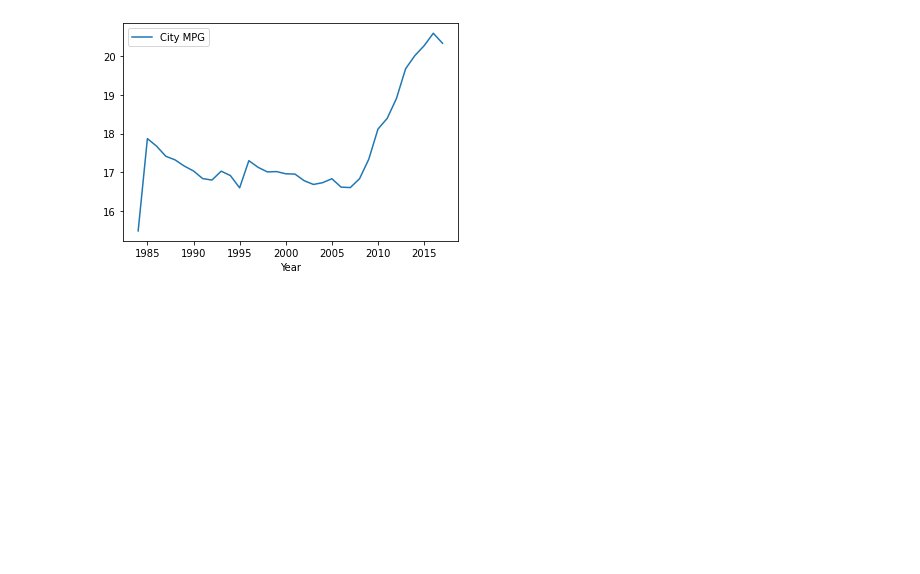
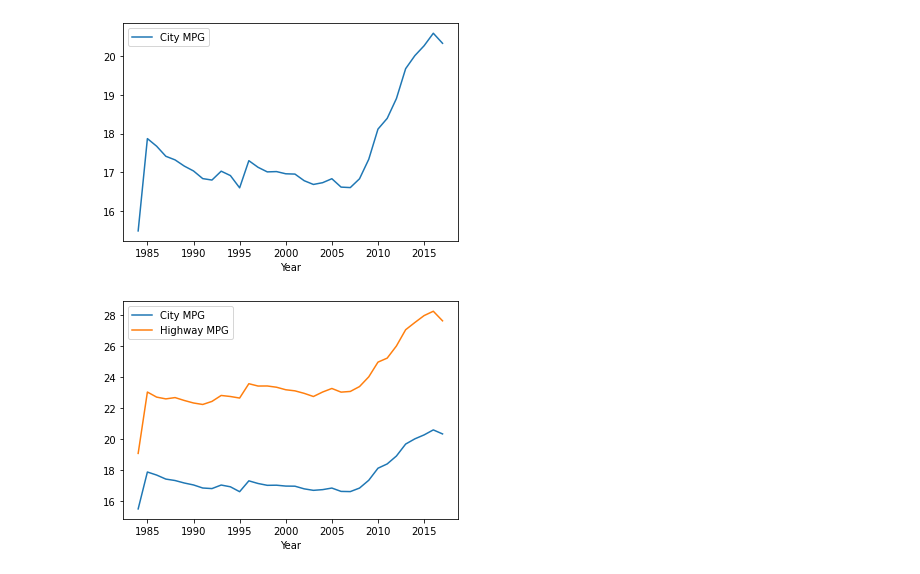
Before and after one commit to thomas-cares/data-pt-ber-08-20, a Jupyter notebook: practice/codealong.ipynb, the cells around one changed output. Drawn from its saved outputs; the diff is of its cells as text; code cells hidden in the pictures; blank space fills up the shorter version.

Commit message:
challenge on plotting start

```diff
--- a/practice/codealong.ipynb
+++ b/practice/codealong.ipynb
@@ -1529,3 +1529,11 @@ plt.show()
 # %% [output]
 grouped
 [figure]
+# %%
+#PLOT AVERAGE CITY MPG AND AVERAGE HIGHWAY MPG
+grouped2=vehicles[['City MPG','Highway MPG','Year']].groupby(['Year']).mean().reset_index()#reset_index makes my list a dataframe
+
+grouped2.plot(x='Year', y=['City MPG','Highway MPG']) #y can take as many columns as I want
+plt.show()
+# %% [output]
+[figure, added]
```
Also changed, not shown: parts of 2 cells of this notebook.
